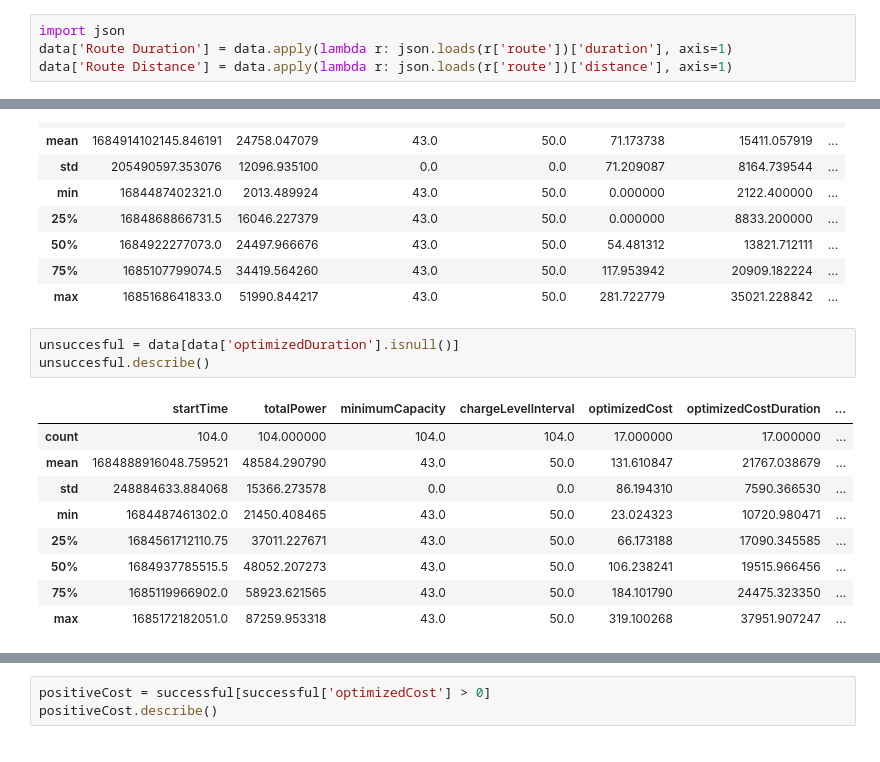
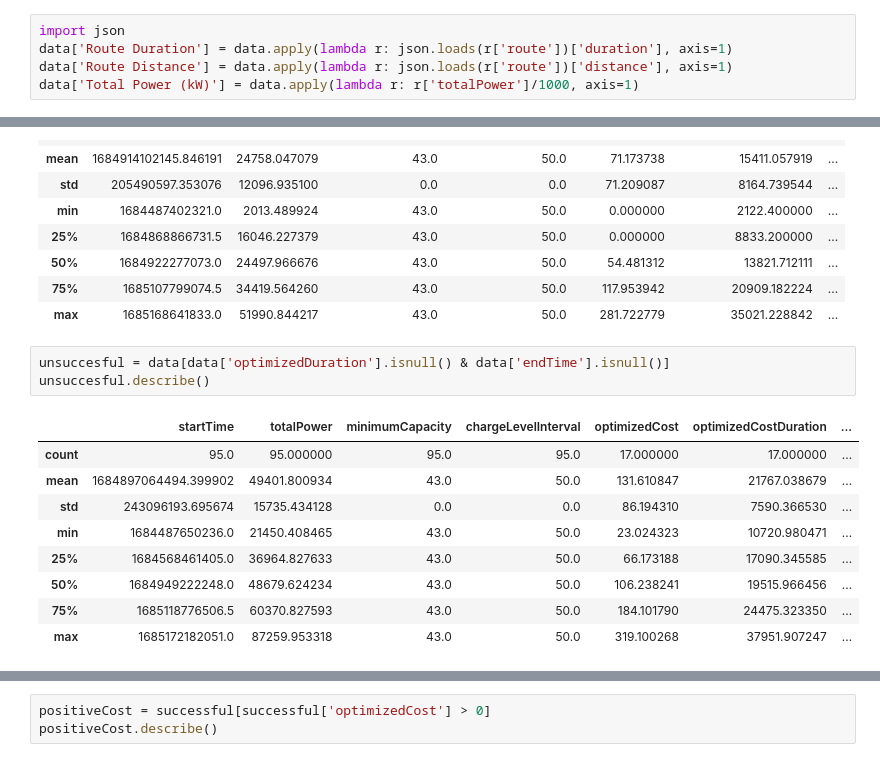
Before and after one commit to mattlehrer/ev-routing-experiment-analysis, a Jupyter notebook: figures.ipynb, the cells around one changed output, grey strips where cells are left out. Cells and saved outputs as stored; diff of their text form.

```diff
--- a/figures.ipynb
+++ b/figures.ipynb
@@ -43,6 +43,7 @@ memory usage: 33.4+ KB
 import json
 data['Route Duration'] = data.apply(lambda r: json.loads(r['route'])['duration'], axis=1)
 data['Route Distance'] = data.apply(lambda r: json.loads(r['route'])['distance'], axis=1)
+data['Total Power (kW)'] = data.apply(lambda r: r['totalPower']/1000, axis=1)
 # %%
 data.describe()
 # %% [output]
@@ -69,15 +70,15 @@ successful.describe()
 | 75% | 1685107799074.5 | 34419.564260 | 43.0 | 50.0 | 117.953942 | 20909.182224 | ... |
 | max | 1685168641833.0 | 51990.844217 | 43.0 | 50.0 | 281.722779 | 35021.228842 | ... |
 # %%
-unsuccesful = data[data['optimizedDuration'].isnull()]
+unsuccesful = data[data['optimizedDuration'].isnull() & data['endTime'].isnull()]
 unsuccesful.describe()
 # %% [output]
 |  | startTime | totalPower | minimumCapacity | chargeLevelInterval | optimizedCost | optimizedCostDuration | ... |
-| count | 104.0 | 104.000000 | 104.0 | 104.0 | 17.000000 | 17.000000 | ... |
-| mean | 1684888916048.759521 | 48584.290790 | 43.0 | 50.0 | 131.610847 | 21767.038679 | ... |
-| std | 248884633.884068 | 15366.273578 | 0.0 | 0.0 | 86.194310 | 7590.366530 | ... |
-| min | 1684487461302.0 | 21450.408465 | 43.0 | 50.0 | 23.024323 | 10720.980471 | ... |
-| 25% | 1684561712110.75 | 37011.227671 | 43.0 | 50.0 | 66.173188 | 17090.345585 | ... |
-| 50% | 1684937785515.5 | 48052.207273 | 43.0 | 50.0 | 106.238241 | 19515.966456 | ... |
-| 75% | 1685119966902.0 | 58923.621565 | 43.0 | 50.0 | 184.101790 | 24475.323350 | ... |
+| count | 95.0 | 95.000000 | 95.0 | 95.0 | 17.000000 | 17.000000 | ... |
+| mean | 1684897064494.399902 | 49401.800934 | 43.0 | 50.0 | 131.610847 | 21767.038679 | ... |
+| std | 243096193.695674 | 15735.434128 | 0.0 | 0.0 | 86.194310 | 7590.366530 | ... |
+| min | 1684487650236.0 | 21450.408465 | 43.0 | 50.0 | 23.024323 | 10720.980471 | ... |
+| 25% | 1684568461405.0 | 36964.827633 | 43.0 | 50.0 | 66.173188 | 17090.345585 | ... |
+| 50% | 1684949222248.0 | 48679.624234 | 43.0 | 50.0 | 106.238241 | 19515.966456 | ... |
+| 75% | 1685118776506.5 | 60370.827593 | 43.0 | 50.0 | 184.101790 | 24475.323350 | ... |
 | max | 1685172182051.0 | 87259.953318 | 43.0 | 50.0 | 319.100268 | 37951.907247 | ... |
```
Also changed, not shown: parts of 6 cells of this notebook, 1 other file.
